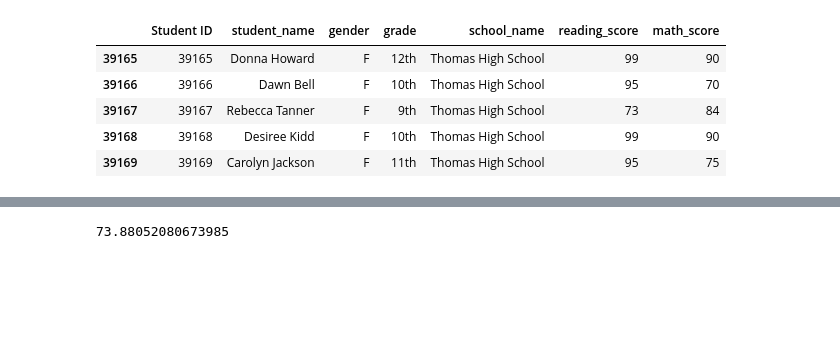
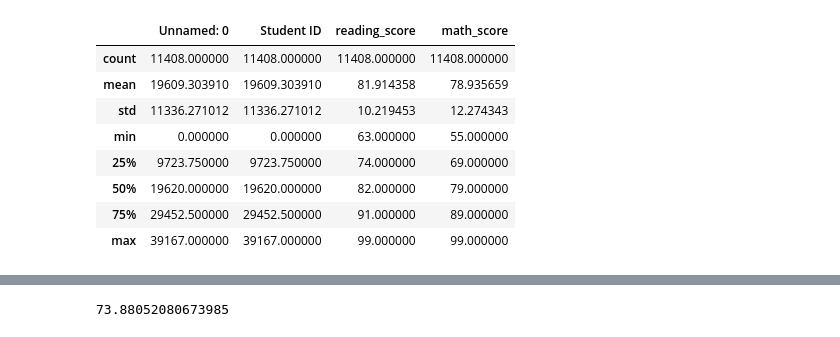
Before and after one commit to TaishiMatsuda/School_District_Analysis, a Jupyter notebook: PyCitySchools_Challenge.ipynb, the cells around one changed output, grey strips where cells are left out. Cells and saved outputs as stored; diff of their text form; code cells hidden in the pictures; blank space fills up the shorter version.

```diff
--- a/PyCitySchools_Challenge.ipynb
+++ b/PyCitySchools_Challenge.ipynb
@@ -6,18 +6,22 @@ import os
 # %%
 # File to load
 school_data_to_load = os.path.join("Resources","schools_complete.csv")
-student_data_to_load = os.path.join("Resources","students_complete.csv")
+student_data_to_load = os.path.join("Resources","clean_students_complete.csv")
 # %%
 # Read the school data file and store it in a Pandas DataFrame
 school_data_df = pd.read_csv(school_data_to_load)
 # %%
 # Read the student data file and store it in a Pandas DataFrame
+# Please use cleaning_student_names.ipynb to remove prefixes & suffixes from Student Name before
 student_data_df = pd.read_csv(student_data_to_load)
-student_data_df.tail()
+student_data_df.loc[(student_data_df['grade'] == '9th')].describe()
 # %% [output]
-|  | Student ID | student_name | gender | grade | school_name | reading_score | math_score |
-| 39165 | 39165 | Donna Howard | F | 12th | Thomas High School | 99 | 90 |
-| 39166 | 39166 | Dawn Bell | F | 10th | Thomas High School | 95 | 70 |
-| 39167 | 39167 | Rebecca Tanner | F | 9th | Thomas High School | 73 | 84 |
-| 39168 | 39168 | Desiree Kidd | F | 10th | Thomas High School | 99 | 90 |
-| 39169 | 39169 | Carolyn Jackson | F | 11th | Thomas High School | 95 | 75 |
+|  | Unnamed: 0 | Student ID | reading_score | math_score |
+| count | 11408.000000 | 11408.000000 | 11408.000000 | 11408.000000 |
+| mean | 19609.303910 | 19609.303910 | 81.914358 | 78.935659 |
+| std | 11336.271012 | 11336.271012 | 10.219453 | 12.274343 |
+| min | 0.000000 | 0.000000 | 63.000000 | 55.000000 |
+| 25% | 9723.750000 | 9723.750000 | 74.000000 | 69.000000 |
+| 50% | 19620.000000 | 19620.000000 | 82.000000 | 79.000000 |
+| 75% | 29452.500000 | 29452.500000 | 91.000000 | 89.000000 |
+| max | 39167.000000 | 39167.000000 | 99.000000 | 99.000000 |
```
Also changed, not shown: parts of 18 cells of this notebook, 12 other files.
